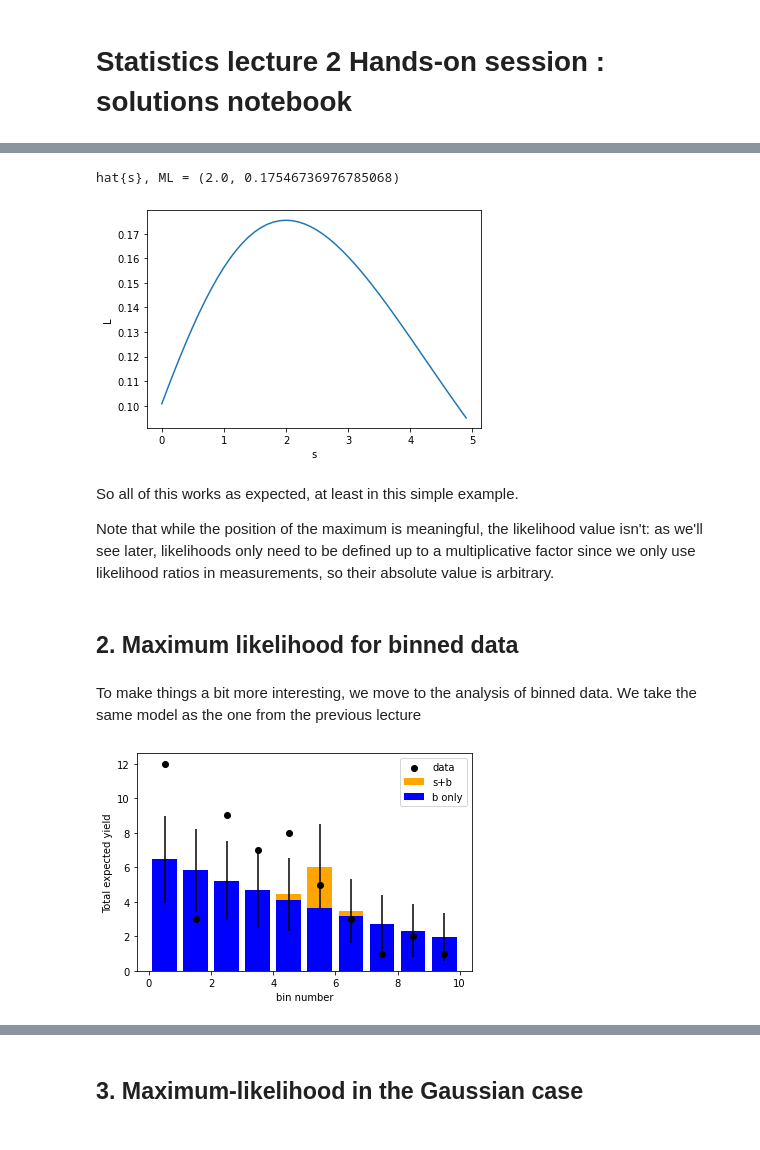
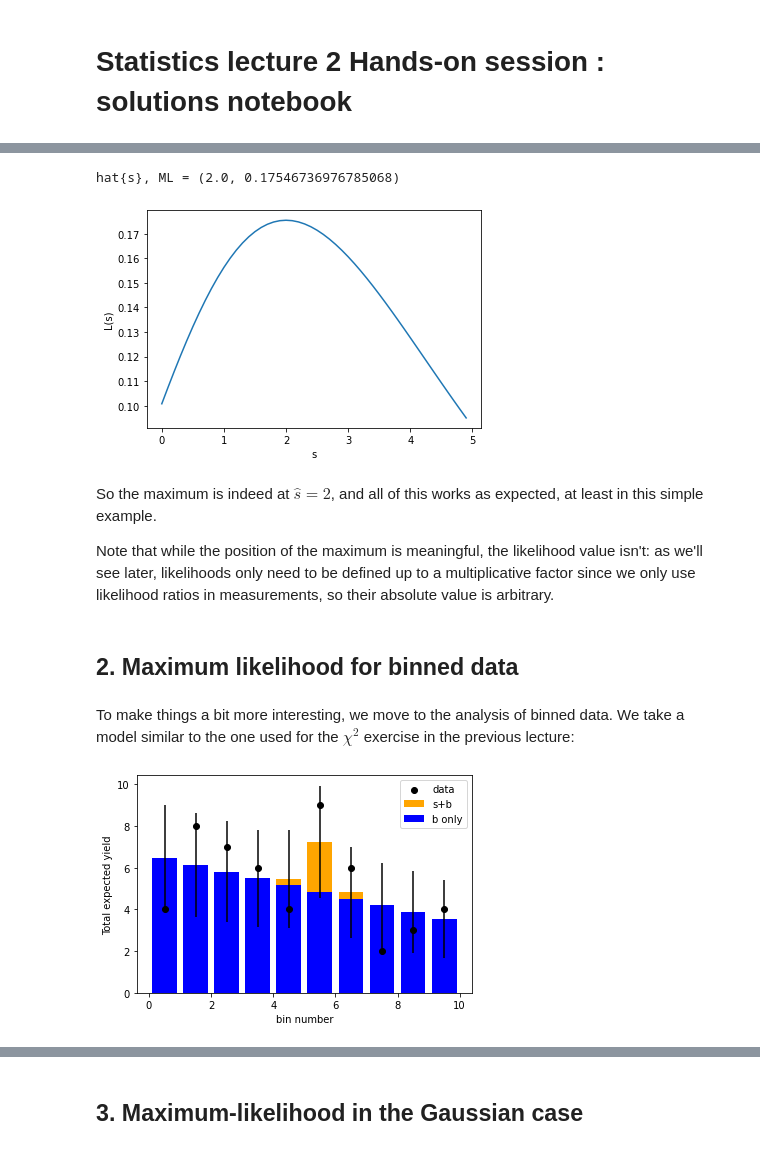
Before and after one commit to fastprof-hep/stats-tutorial, a Jupyter notebook: lecture2_solutions.ipynb, the cells around one changed output, grey strips where cells are left out. Drawn from its saved outputs; the diff is of its cells as text; code cells hidden in the pictures.

Commit message:
update lecture 2 and 3 notebooks

```diff
--- a/lecture2_solutions.ipynb
+++ b/lecture2_solutions.ipynb
@@ -33,47 +37,61 @@ We start with a simple example: a counting experiment where we observe $n=5$ wit
 # %%
-n = 5
+# Set the inputs
+n_obs = 5
 b = 3
-s_values = np.arange(0, 5, 0.1) # We scan s from 0 to 5 in steps of 0.1
+
+# We're going to scan values of s ranging from 0 to 5, in steps of 0.1
+s_values = np.arange(0, 5, 0.1)
+
+# Compute the corresponding values of the likelihood (=the PDF), and plot the result
 l_values = [ scipy.stats.poisson.pmf(n, s+b) for s in s_values ] # compute the likelihood (the Poisson PDF for each s)
 plt.plot(s_values, l_values)
 plt.xlabel('s')
-plt.ylabel('L')
-# Find the maximum likelihood value in the list : merge the 2 lists and find the max based on the L value
+plt.ylabel('L(s)')
+
+# Find the maximum likelihood value in the list : merge the 2 lists and find the max based on the second value (L)
 from operator import itemgetter
 print('hat{s}, ML =', max( [ (s,l) for s,l in zip(s_values, l_values) ], key=itemgetter(1)))
 # %% [output]
 hat{s}, ML = (2.0, 0.17546736976785068)
-[figure, old version]
+[figure, new version]
 # %% [markdown]
-So all of this works as expected, at least in this simple example.
+So the maximum is indeed at $\hat{s} = 2$, and all of this works as expected, at least in this simple example.
 
 Note that while the position of the maximum is meaningful, the likelihood value isn't: as we'll see later, likelihoods only need to be defined up to a multiplicative factor since we only use likelihood ratios in measurements, so their absolute value is arbitrary.
 # %% [markdown]
 ## 2. Maximum likelihood for binned data
 # %% [markdown]
-To make things a bit more interesting, we move to the analysis of binned data. We take the same model as the one from the previous lecture
+To make things a bit more interesting, we move to the analysis of binned data. We take a model similar to the one used for the $\chi^2$ exercise in the previous lecture:
 # %%
+# Define the binning
 nbins = 10
 x = np.linspace(0.5, nbins - 0.5, nbins)
+
 # The background follows a linear shape
 b_yields = np.array([ (1 - i/2/nbins) for i in range(0, nbins) ])
-b_yields *= b_yields/np.sum(b_yields)
+b_fracs = b_yields/np.sum(b_yields)
+
 # The signal shape is a peak
-s_yields = np.zeros(nbins)
-s_yields[4:7] = [ 0.1, 0.8, 0.1 ]
-# Now generate some data
+s_fracs = np.zeros(nbins)
+s_fracs[4:7] = [ 0.1, 0.8, 0.1 ]
+
+# Define the signal and background
 s = 3
 b = 50
-s_and_b = s*s_yields + b*b_yields
-b_only = b*b_yields
-np.random.seed(0) # make sure we always generate the same data
-data = [ np.random.poisson(s*s_yield + b*b_yield) for s_yield, b_yield in zip(s_yields, b_yields) ]
+s_and_b = s*s_fracs + b*b_fracs
+b_only = b*b_fracs
+
+# Now generate some data for the s+b model
+np.random.seed(14) # Set the random seed to make sure we generate the same data every time
+data = [ np.random.poisson(s*s_frac + b*b_frac) for s_frac, b_frac in zip(s_fracs, b_fracs) ]
+
+# Make a plot of the result
 plt.bar(x, s_and_b, color='orange', yerr=np.sqrt(s_and_b), label='s+b')
 plt.bar(x, b_only, color='b', label='b only')
 plt.scatter(x, data, zorder=10, color='k', label='data')
 plt.xlabel('bin number')
 plt.ylabel('Total expected yield')
 plt.legend();
 # %% [output]
-[figure, old version]
+[figure, new version]
 # %% [markdown]
```
Also changed, not shown: parts of 18 cells of this notebook, 3 other files.
